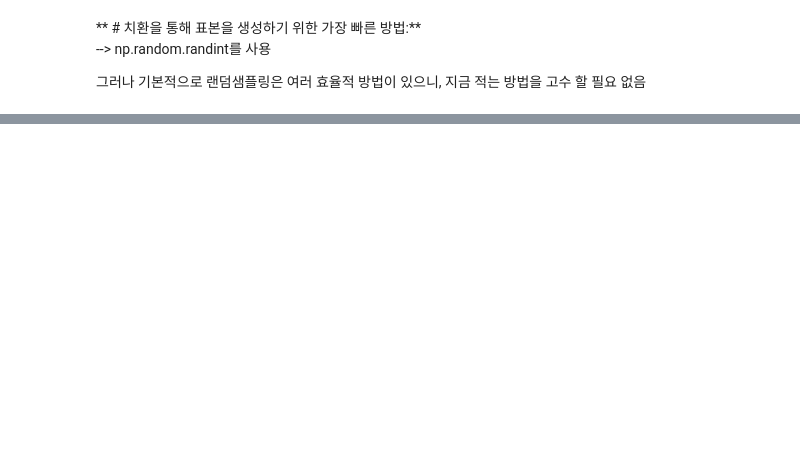
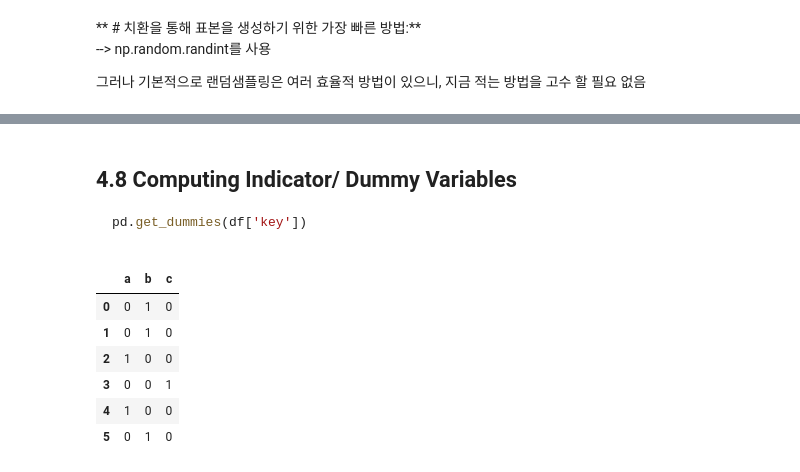
Before and after one commit to h3imdallr/TIL-datascience, a Jupyter notebook: DataPreparation.ipynb, the cells around one changed output, grey strips where cells are left out. Saved outputs shown, nothing was run; the diff lists cells and outputs as text; code cells hidden in the pictures; blank space fills up the shorter version.

````diff
--- a/DataPreparation.ipynb
+++ b/DataPreparation.ipynb
@@ -1186,0 +1178,8 @@ array([ 7,  4,  7,  4,  4,  6, -1, -1,  7,  7])
+# %% [markdown]
+##  <a name= "4.8" ></a>  4.8  Computing Indicator/ Dummy Variables
+
+>
+```css
+pd.get_dummies(df['key'])
+```
+>
@@ -1186,0 +1188,11 @@ array([ 7,  4,  7,  4,  4,  6, -1, -1,  7,  7])
+# %%
+# key가 a는 a 컬럼에 1 , b면 b 컬럼에 1
+pd.get_dummies(df['key_value'])
+# %% [output]
+|  | a | b | c |
+| 0 | 0 | 1 | 0 |
+| 1 | 0 | 1 | 0 |
+| 2 | 1 | 0 | 0 |
+| 3 | 0 | 0 | 1 |
+| 4 | 1 | 0 | 0 |
+| 5 | 0 | 1 | 0 |
````
Also changed, not shown: parts of 37 cells of this notebook.
